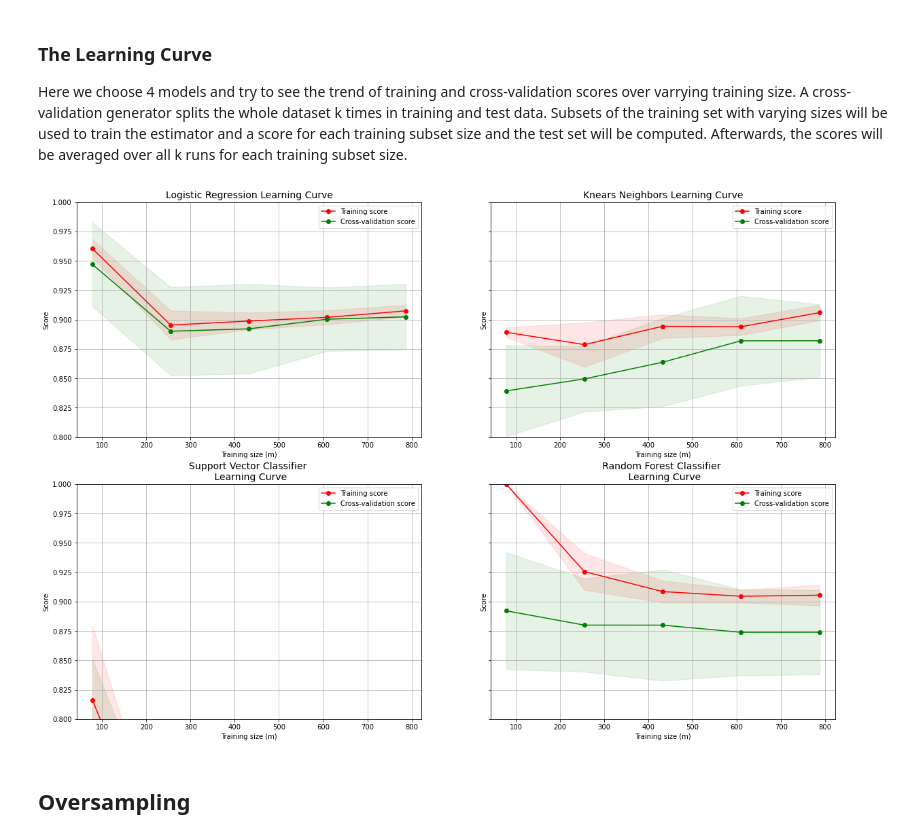
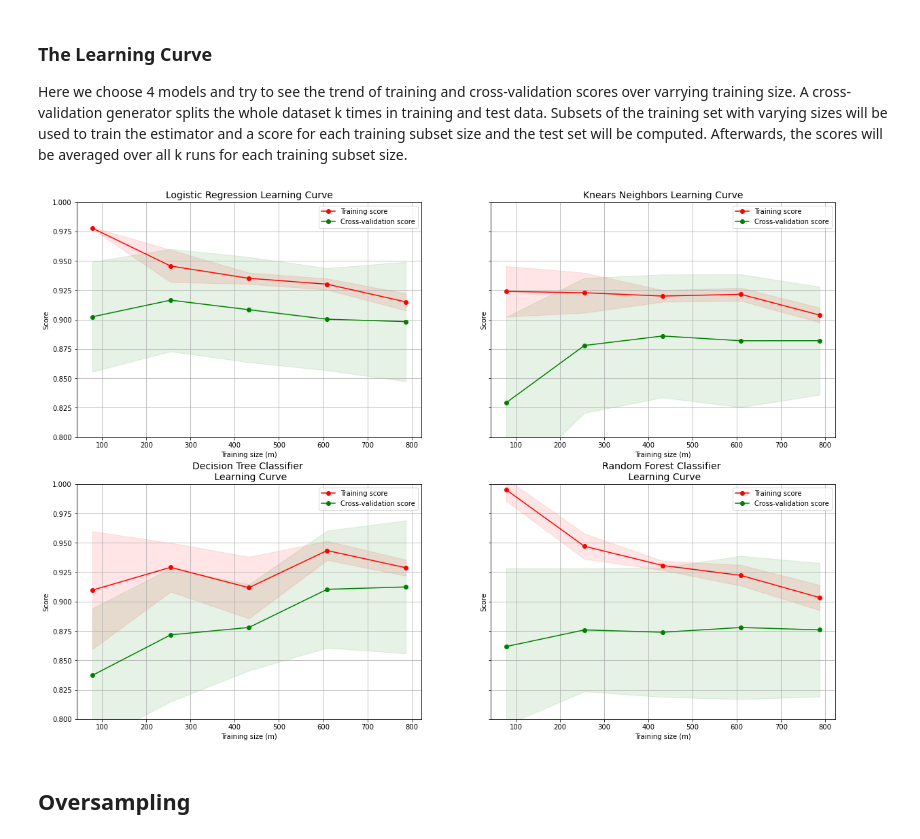
Before and after one commit to dsaulsb1/Fraud-Project, a Jupyter notebook: Segment_Two_Final_Project.ipynb, the cells around one changed output. Drawn from its saved outputs; the diff is of its cells as text; code cells hidden in the pictures.

```diff
--- a/Segment_Two_Final_Project.ipynb
+++ b/Segment_Two_Final_Project.ipynb
@@ -392,7 +421,7 @@ In this section we first describe the structure of the modelling and validations
 from sklearn.model_selection import StratifiedKFold
 from sklearn.model_selection import GridSearchCV, cross_val_score, RandomizedSearchCV
 
-kf = StratifiedKFold(n_splits=5, random_state = None, shuffle = False)
+kf = StratifiedKFold(n_splits=2, random_state = 42, shuffle = True)
 # %%
 # Import the imbalance Learn module
 from imblearn.pipeline import Pipeline, make_pipeline
@@ -573,20 +639,13 @@ result_table = result_table.append({'classifiers': "Support Vector Classifier",
 # %% [markdown]
 #### Undersampling - Decision Tree Classifier
 # %%
+start_time = time.time()
 # DecisionTree Classifier
 imba_pipeline = make_pipeline(NearMiss(),  DecisionTreeClassifier())
 
 tree_params = {"criterion": ["gini", "entropy"], "max_depth": list(range(2,4,1)), "min_samples_leaf": list(range(5,7,1))}
 new_params = {'decisiontreeclassifier__' + key: tree_params[key] for key in tree_params}
 
-grid_imba_tree = GridSearchCV(imba_pipeline, param_grid=new_params, cv=kf, return_train_score=True)
+grid_imba_tree = GridSearchCV(imba_pipeline, param_grid=new_params, cv=kf, n_jobs=-1, return_train_score=True)
 grid_imba_tree.fit(X_train, y_train);
-
-dtree_cv_score_us = cross_val_score(grid_imba_tree, X_train, y_train, scoring='recall', cv=kf)
-
-pred_dtc_us = grid_imba_tree.best_estimator_.named_steps['decisiontreeclassifier'].predict(X_test)
-dtree_recall_us = recall_score(y_test, pred_dtc_us)
-dtree_accuracy_us = accuracy_score(y_test, pred_dtc_us)
-dtree_precision_us = precision_score(y_test, pred_dtc_us)
-
-dtc_us = grid_imba_tree.best_estimator_
+print(f'Done. {time.time() - start_time} total seconds elapsed')
@@ -630,19 +705,13 @@ result_table = result_table.append({'classifiers': "Decision Tree",
 # %% [markdown]
 #### Undersampling - k-Nearest Neighbour Classifier
 # %%
+start_time = time.time()
 # KNeighbors Classifier
 imba_pipeline = make_pipeline(NearMiss(), KNeighborsClassifier())
 
 knears_params = {"n_neighbors": list(range(2,5,1)), 'algorithm': ['auto', 'ball_tree', 'kd_tree', 'brute']}
 new_params = {'kneighborsclassifier__' + key: knears_params[key] for key in knears_params}
 
-grid_imba_knn = GridSearchCV(imba_pipeline, param_grid=new_params, cv=kf, return_train_score=True)
+grid_imba_knn = GridSearchCV(imba_pipeline, param_grid=new_params, cv=kf, n_jobs=-1, return_train_score=True)
 grid_imba_knn.fit(X_train, y_train);
-knear_cv_score_us = cross_val_score(grid_imba_knn, X_train, y_train, scoring='recall', cv=kf)
-
-pred_knn_us = grid_imba_knn.best_estimator_.named_steps['kneighborsclassifier'].predict(X_test)
-knear_recall_us = recall_score(y_test, pred_knn_us)
-knear_accuracy_us = accuracy_score(y_test, pred_knn_us)
-knear_precision_us = precision_score(y_test, pred_knn_us)
-
-knn_us = grid_imba_knn.best_estimator_
+print(f'Done. {time.time() - start_time} total seconds elapsed')
@@ -728,7 +818,7 @@ plt.show()
 ### The Learning Curve
 Here we choose 4 models and try to see the trend of training and cross-validation scores over varrying training size. A cross-validation generator splits the whole dataset k times in training and test data. Subsets of the training set with varying sizes will be used to train the estimator and a score for each training subset size and the test set will be computed. Afterwards, the scores will be averaged over all k runs for each training subset size.
 # %%
-data = creditcard_df.copy()
+data = creditcard_scaled_df.copy()
 # %%
 # Let's Plot LogisticRegression Learning Curve
 from sklearn.model_selection import ShuffleSplit
@@ -799,7 +889,7 @@ def plot_learning_curve(estimator1, estimator2, estimator3, estimator4, X, y, yl
              label="Training score")
     ax3.plot(train_sizes, test_scores_mean, 'o-', color="g",
              label="Cross-validation score")
-    ax3.set_title("Support Vector Classifier \n Learning Curve", fontsize=14)
+    ax3.set_title("Decision Tree Classifier \n Learning Curve", fontsize=14)
     ax3.set_xlabel('Training size (m)')
     ax3.set_ylabel('Score')
     ax3.grid(True)
@@ -813,40 +903,38 @@ def plot_learning_curve(estimator1, estimator2, estimator3, estimator4, X, y, yl
     test_scores_mean = np.mean(test_scores, axis=1)
     test_scores_std = np.std(test_scores, axis=1)
     ax4.fill_between(train_sizes, train_scores_mean - train_scores_std,
                      train_scores_mean + train_scores_std, alpha=0.1,
                      color="r")
     ax4.fill_between(train_sizes, test_scores_mean - test_scores_std,
                      test_scores_mean + test_scores_std, alpha=0.1, color="g")
     ax4.plot(train_sizes, train_scores_mean, 'o-', color="r",
              label="Training score")
     ax4.plot(train_sizes, test_scores_mean, 'o-', color="g",
              label="Cross-validation score")
     ax4.set_title("Random Forest Classifier \n Learning Curve", fontsize=14)
     ax4.set_xlabel('Training size (m)')
     ax4.set_ylabel('Score')
     ax4.grid(True)
     ax4.legend(loc="best")
     return plt
 cv = ShuffleSplit(n_splits=100, test_size=0.2, random_state=42)
 
-
-
 df = data.sample(frac=1)
 
 # amount of fraud classes 492 rows.
 fraud_df = df.loc[df['Class'] == 1]
-non_fraud_df = df.loc[df['Class'] == 0][:492]
+genuine_df = df.loc[df['Class'] == 0][:492]
 
-normal_distributed_df = pd.concat([fraud_df, non_fraud_df])
+normal_distributed_df = pd.concat([fraud_df, genuine_df])
 
 # Shuffle dataframe rows
 new_df = normal_distributed_df.sample(frac=1, random_state=42)
 y = new_df["Class"]
 X = new_df.iloc[:,0:30]
-
-plot_learning_curve(log_reg_us, knn_us, svc_us, rfc_us, X, y, (0.8, 1));
+%matplotlib inline
+plot_learning_curve(log_reg_us, knn_us, dtc_us, rfc_us, X, y, (0.8, 1));
 # %% [output]
-[figure, old version]
+[figure, new version]
 # %% [markdown]
 ## Oversampling
 # %% [markdown]
```
Also changed, not shown: parts of 120 cells of this notebook, 9 other files.
